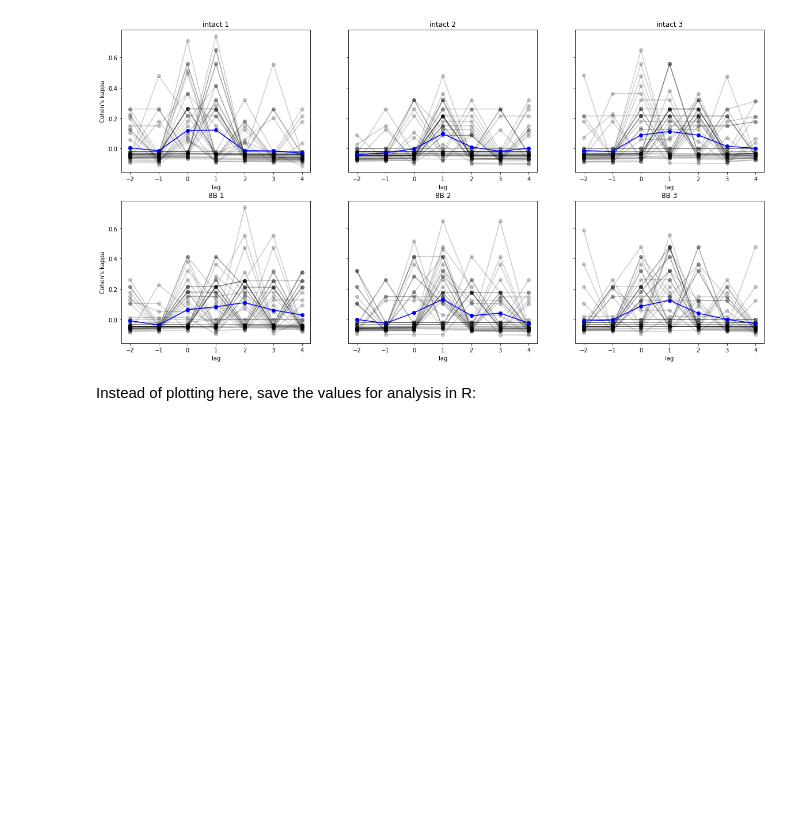
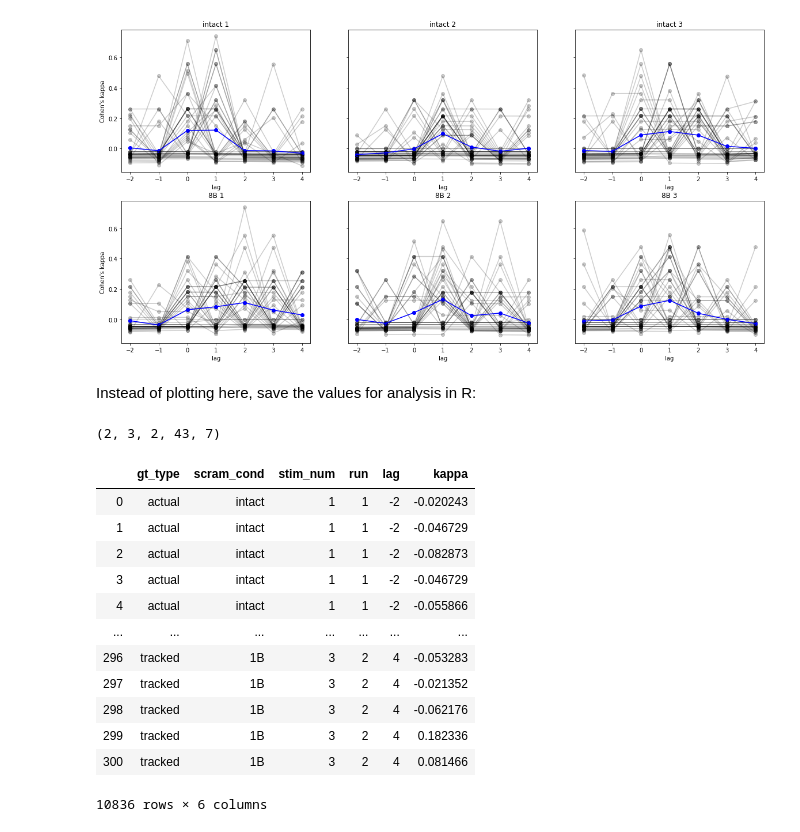
Before and after one commit to riesacassano/BCS-511-minilab-annotations, a Jupyter notebook: annotations_analysis.ipynb, the cells around one changed output. Saved outputs shown, nothing was run; the diff lists cells and outputs as text; code cells hidden in the pictures; blank space fills up the shorter version.

Commit message:
save lag kappa values (reproducibly)

```diff
--- a/annotations_analysis.ipynb
+++ b/annotations_analysis.ipynb
@@ -240,8 +228,65 @@ for cond in range(len(conditions)):
+# %%
+print(kappa_values_tracked.shape)
+# %% [output]
+(2, 3, 2, 43, 7)
 # %%
 # create dataframe to save as csv
+less_scrambled_conds = ['intact','8B']
+more_scrambled_conds = ['2B','1B']
+
 all_kappa = pd.DataFrame()
 
-#
+for c in range(num_conds):
+    for s in range(num_stim):
+        for r in range(num_runs):
 
+            this_df_actual = pd.DataFrame(data=kappa_values_actual_gt[c,s,r,:,:],columns=lags)
+            this_df_actual.insert(0, 'gt_type', 'actual')
+            this_df_actual.insert(1, 'scram_cond', less_scrambled_conds[c])
+            this_df_actual.insert(2, 'stim_num', s+1)
+            this_df_actual.insert(3, 'run', r+1)
 
-#all_kappa.to_csv('data/lag_kappa_values/run%d_%s.csv'%(run,gt_type))
+            this_df_actual = pd.melt(this_df_actual,
+                                     id_vars=['gt_type','scram_cond','stim_num','run'],
+                                     var_name='lag',
+                                     value_name='kappa')
+
+            this_df_periodic = pd.DataFrame(data=kappa_values_periodic[c,s,r,:,:],columns=lags)
+            this_df_periodic.insert(0, 'gt_type', 'periodic')
+            this_df_periodic.insert(1, 'scram_cond', more_scrambled_conds[c])
+            this_df_periodic.insert(2, 'stim_num', s+1)
+            this_df_periodic.insert(3, 'run', r+1)
+
+            this_df_periodic = pd.melt(this_df_periodic,
+                                       id_vars=['gt_type','scram_cond','stim_num','run'],
+                                       var_name='lag',
+                                       value_name='kappa')
+
+            this_df_tracked = pd.DataFrame(data=kappa_values_tracked[c,s,r,:,:],columns=lags)
+            this_df_tracked.insert(0, 'gt_type', 'tracked')
+            this_df_tracked.insert(1, 'scram_cond', more_scrambled_conds[c])
+            this_df_tracked.insert(2, 'stim_num', s+1)
+            this_df_tracked.insert(3, 'run', r+1)
+
+            this_df_tracked = pd.melt(this_df_tracked,
+                                      id_vars=['gt_type','scram_cond','stim_num','run'],
+                                      var_name='lag',
+                                      value_name='kappa')
+
+            all_kappa = all_kappa.append([this_df_actual,this_df_periodic,this_df_tracked])
+# %%
+all_kappa
+# %% [output]
+|  | gt_type | scram_cond | stim_num | run | lag | kappa |
+| 0 | actual | intact | 1 | 1 | -2 | -0.020243 |
+| 1 | actual | intact | 1 | 1 | -2 | -0.046729 |
+| 2 | actual | intact | 1 | 1 | -2 | -0.082873 |
+| 3 | actual | intact | 1 | 1 | -2 | -0.046729 |
+| 4 | actual | intact | 1 | 1 | -2 | -0.055866 |
+| ... | ... | ... | ... | ... | ... | ... |
+| 296 | tracked | 1B | 3 | 2 | 4 | -0.053283 |
+| 297 | tracked | 1B | 3 | 2 | 4 | -0.021352 |
+| 298 | tracked | 1B | 3 | 2 | 4 | -0.062176 |
+| 299 | tracked | 1B | 3 | 2 | 4 | 0.182336 |
+| 300 | tracked | 1B | 3 | 2 | 4 | 0.081466 |
+10836 rows × 6 columns
```
Also changed, not shown: parts of 5 cells of this notebook, 1 other file.
